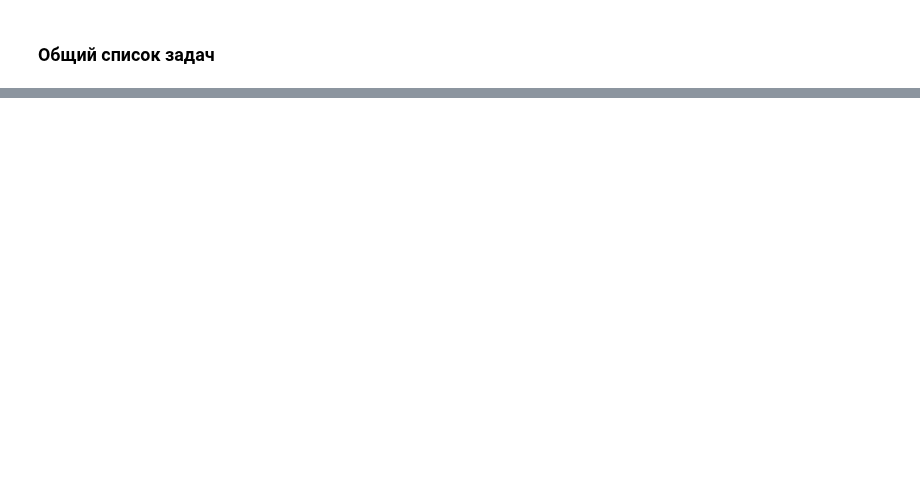
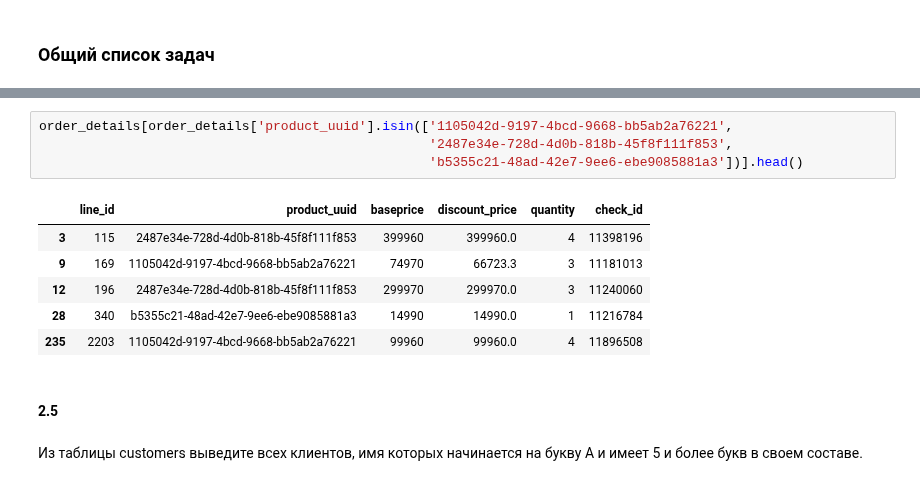
Before and after one commit to Putinka1993/notes, a Jupyter notebook: jupyter notebook/task_list.ipynb, the cells around one changed output, grey strips where cells are left out. Drawn from its saved outputs; the diff is of its cells as text; blank space fills up the shorter version.

```diff
--- a/jupyter notebook/task_list.ipynb
+++ b/jupyter notebook/task_list.ipynb
@@ -227,0 +683,15 @@ fcec9f7c-1c9e-4669-87ce-a207713349e7
+# %%
+order_details[order_details['product_uuid'].isin(['1105042d-9197-4bcd-9668-bb5ab2a76221',
+                        						  '2487e34e-728d-4d0b-818b-45f8f111f853',
+                        						  'b5355c21-48ad-42e7-9ee6-ebe9085881a3'])].head()
+# %% [output]
+|  | line_id | product_uuid | baseprice | discount_price | quantity | check_id |
+| 3 | 115 | 2487e34e-728d-4d0b-818b-45f8f111f853 | 399960 | 399960.0 | 4 | 11398196 |
+| 9 | 169 | 1105042d-9197-4bcd-9668-bb5ab2a76221 | 74970 | 66723.3 | 3 | 11181013 |
+| 12 | 196 | 2487e34e-728d-4d0b-818b-45f8f111f853 | 299970 | 299970.0 | 3 | 11240060 |
+| 28 | 340 | b5355c21-48ad-42e7-9ee6-ebe9085881a3 | 14990 | 14990.0 | 1 | 11216784 |
+| 235 | 2203 | 1105042d-9197-4bcd-9668-bb5ab2a76221 | 99960 | 99960.0 | 4 | 11896508 |
+# %% [markdown]
+#### 2.5
+# %% [markdown]
+Из таблицы customers выведите всех клиентов, имя которых начинается на букву А и имеет 5 и более букв в своем составе.
```
Also changed, not shown: parts of 299 cells of this notebook, 2 other files.
